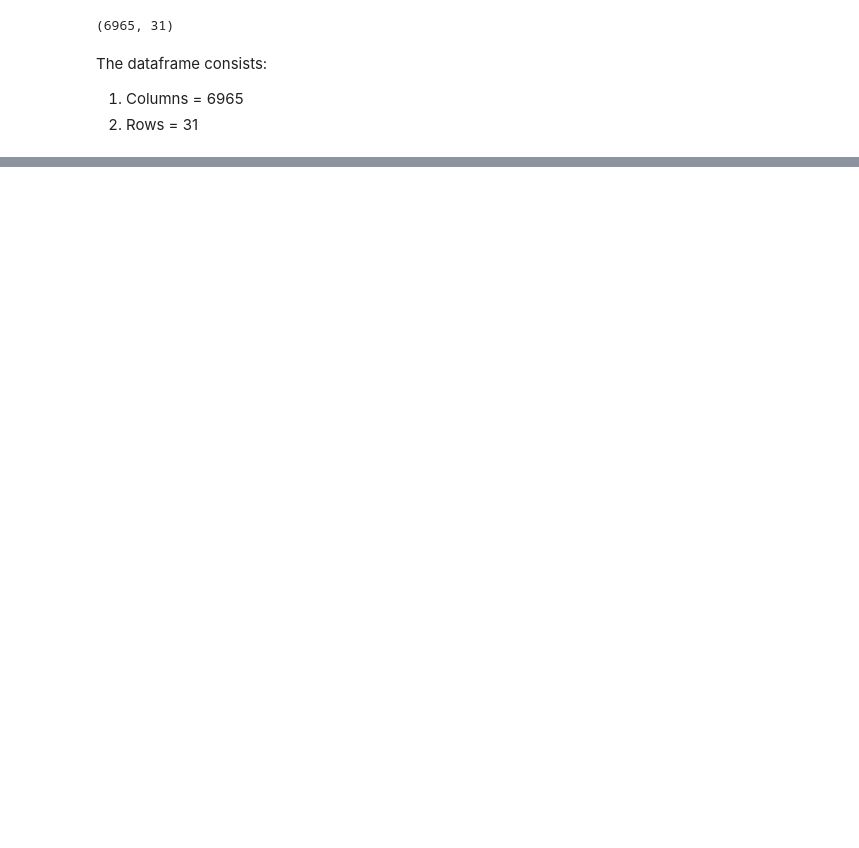
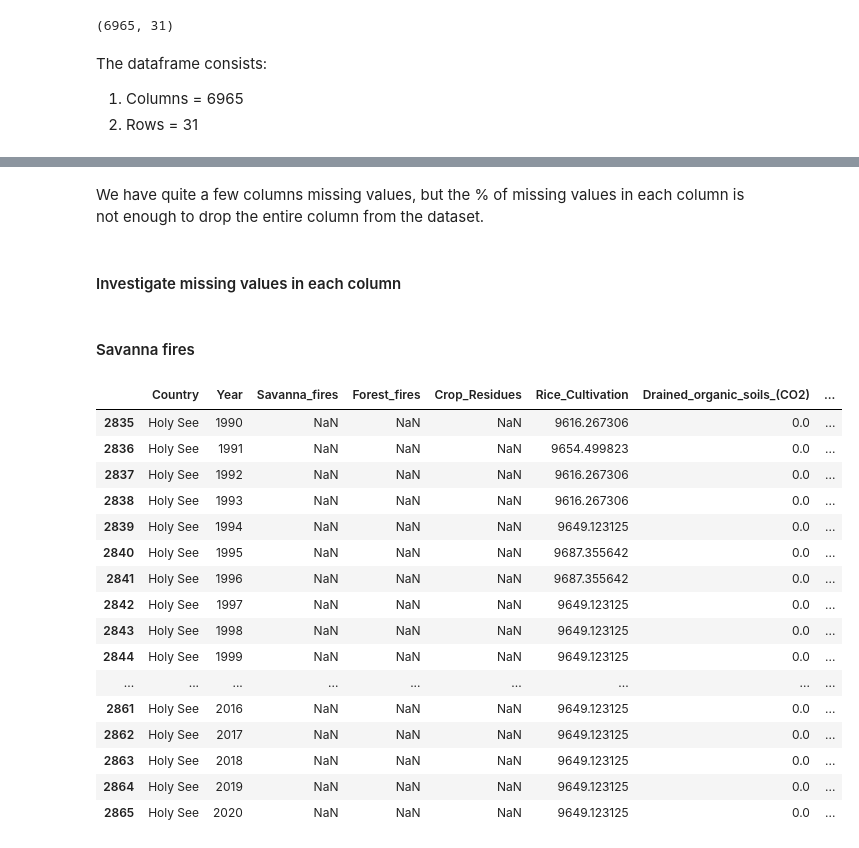
Before and after one commit to XylonD/2401PTDS_Regression_Project_Xylon, a Jupyter notebook: Analysis - Impact of agri activities on carbon emissions.ipynb, the cells around one changed output, grey strips where cells are left out. Cells and saved outputs as stored; diff of their text form; code cells hidden in the pictures; blank space fills up the shorter version.

Commit message:
Data cleaning continued - finding ways to handle missing values

```diff
--- a/Analysis - Impact of agri activities on carbon emissions.ipynb
+++ b/Analysis - Impact of agri activities on carbon emissions.ipynb
@@ -195,2 +73,0 @@ nan_savanna_fires
-# %%
-df[df['Country'] == 'Holy See'] = df[df['Country'] == 'Holy See'].fillna(0)
@@ -472,0 +138,29 @@ On-farm energy use 0.1373 % missing values
+# %% [markdown]
+We have quite a few columns missing values, but the % of missing values in each column is not enough to drop the entire column from the dataset.
+# %% [markdown]
+#### Investigate missing values in each column
+# %%
+pd.set_option('display.max_columns', 50)
+# %% [markdown]
+#### Savanna fires
+# %%
+#savana fires
+df[df['Savanna_fires'].isnull()]
+# %% [output]
+|  | Country | Year | Savanna_fires | Forest_fires | Crop_Residues | Rice_Cultivation | Drained_organic_soils_(CO2) | ... |
+| 2835 | Holy See | 1990 | NaN | NaN | NaN | 9616.267306 | 0.0 | ... |
+| 2836 | Holy See | 1991 | NaN | NaN | NaN | 9654.499823 | 0.0 | ... |
+| 2837 | Holy See | 1992 | NaN | NaN | NaN | 9616.267306 | 0.0 | ... |
+| 2838 | Holy See | 1993 | NaN | NaN | NaN | 9616.267306 | 0.0 | ... |
+| 2839 | Holy See | 1994 | NaN | NaN | NaN | 9649.123125 | 0.0 | ... |
+| 2840 | Holy See | 1995 | NaN | NaN | NaN | 9687.355642 | 0.0 | ... |
+| 2841 | Holy See | 1996 | NaN | NaN | NaN | 9687.355642 | 0.0 | ... |
+| 2842 | Holy See | 1997 | NaN | NaN | NaN | 9649.123125 | 0.0 | ... |
+| 2843 | Holy See | 1998 | NaN | NaN | NaN | 9649.123125 | 0.0 | ... |
+| 2844 | Holy See | 1999 | NaN | NaN | NaN | 9649.123125 | 0.0 | ... |
+| ... | ... | ... | ... | ... | ... | ... | ... | ... |
+| 2861 | Holy See | 2016 | NaN | NaN | NaN | 9649.123125 | 0.0 | ... |
+| 2862 | Holy See | 2017 | NaN | NaN | NaN | 9649.123125 | 0.0 | ... |
+| 2863 | Holy See | 2018 | NaN | NaN | NaN | 9649.123125 | 0.0 | ... |
+| 2864 | Holy See | 2019 | NaN | NaN | NaN | 9649.123125 | 0.0 | ... |
+| 2865 | Holy See | 2020 | NaN | NaN | NaN | 9649.123125 | 0.0 | ... |
```
Also changed, not shown: parts of 55 cells of this notebook.
